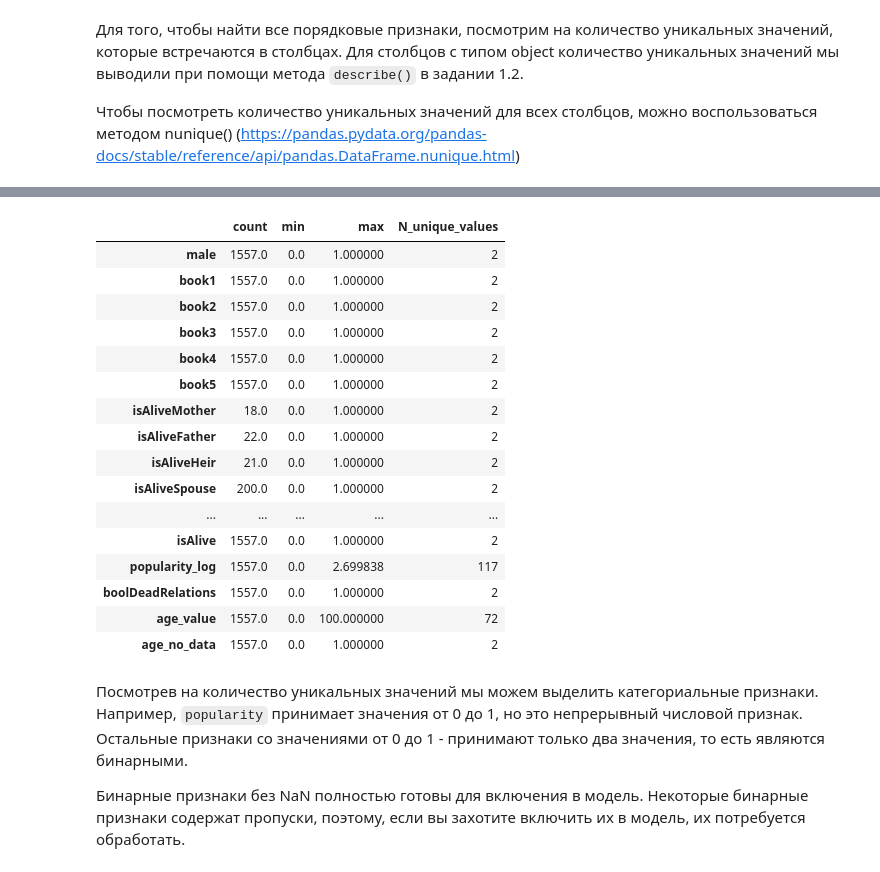
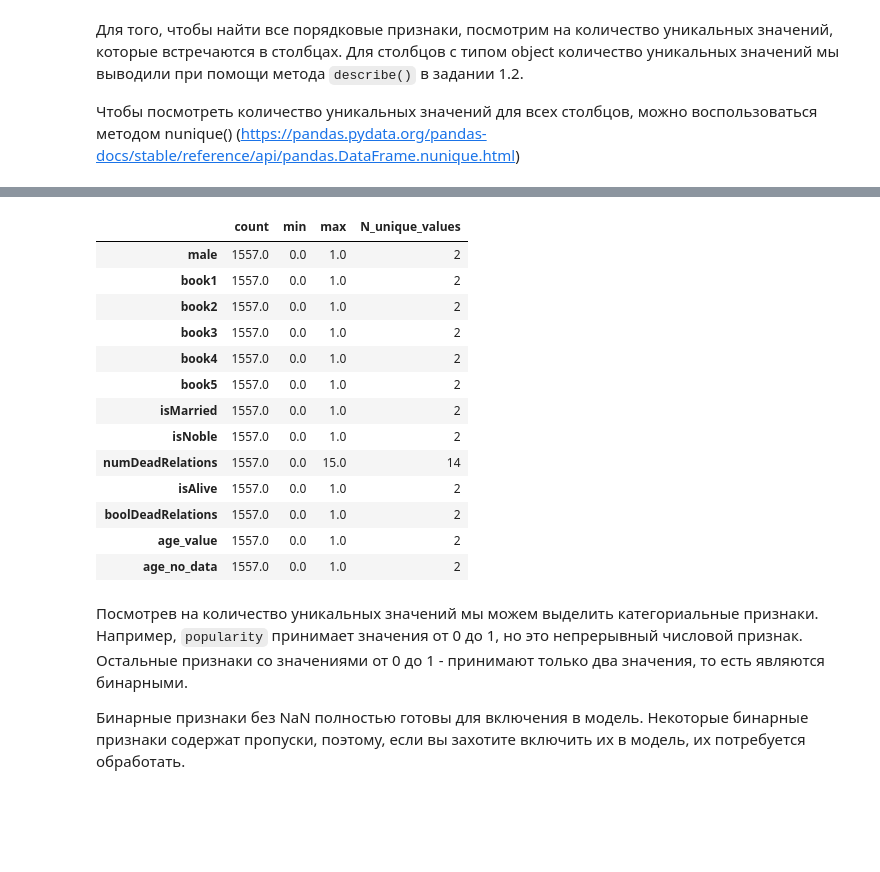
Before and after one commit to Lisa15080/Git-Help, a Jupyter notebook: week_01_ml_intro/Homework/hw_1_game_of_thrones.ipynb, the cells around one changed output, grey strips where cells are left out. Cells and saved outputs as stored; diff of their text form; code cells hidden in the pictures; blank space fills up the shorter version.

```diff
--- a/week_01_ml_intro/Homework/hw_1_game_of_thrones.ipynb
+++ b/week_01_ml_intro/Homework/hw_1_game_of_thrones.ipynb
@@ -435,0 +301,14 @@ for group in cultures_grouped.keys():
+# %%
+#Довольно просто инвертировать словарь, где ключу соответствует одно значение
+#В нашем случае ключу соответствует список значений.
+#Ниже показан пример, как можно инвертировать такой словарь
+
+d = {'A': ['a1', 'a2', 'a3'],
+     'B': ['b1', 'b2', 'b3', 'b4']}
+
+d_inverted = {}
+for k in d.keys():
+  for v in d[k]:
+      d_inverted.update({v:k})
+
+d_inverted
@@ -435,0 +317,8 @@ for group in cultures_grouped.keys():
+# %%
+# По аналогии с примером выше инвертируйте словарь cultures_grouped
+cultures_inverted= {}
+for k in cultures_grouped.keys():
+  for v in cultures_grouped[k]:
+    cultures_inverted.update({v:k})
+
+cultures_inverted
@@ -444,4 +351,4 @@ data['culture_grouped'] = data['culture'].str.lower().map(cultures_inverted)
 # %% [markdown]
 Осталось заменить все NaN в созданном столбце на категорию `culture_no_data`:
 # %%
-data['culture_grouped'] = data['culture_grouped'].fillna('culture_no_data')
+data['culture_grouped'] = data['culture'].fillna('culture_no_data')
@@ -496,13 +358,0 @@ Name: count, dtype: int64
-# %%
-counts = data['culture_grouped'].value_counts()
-
-threshold = 50
-main_groups = counts[counts >= threshold].index.tolist()
-
-data['culture_grouped'] = data['culture_grouped'].apply(
-    lambda x: x if x in main_groups else 'Other_Cultures'
-)
-
-print("После объединения редких групп:")
-print(data['culture_grouped'].value_counts())
-print(f"\nУникальных категорий: {data['culture_grouped'].nunique()}")
@@ -554,25 +392,23 @@ data.nunique()
 dtype: int64
 # %%
 # Для числовых столбцов можно вывести в одну таблицу более детальную статистику, объединив выводы describe() и nunique()
-data.describe(include = 'number').T[['count', 'min', 'max']].assign(N_unique_values = data.nunique())
+# Код ниже требуется дополнить по аналогии с заданием 1.2.
+data.describe(include = int).T[['count', 'min', 'max']].assign(N_unique_values = data.nunique())
 # %% [output]
 |  | count | min | max | N_unique_values |
-| male | 1557.0 | 0.0 | 1.000000 | 2 |
-| book1 | 1557.0 | 0.0 | 1.000000 | 2 |
-| book2 | 1557.0 | 0.0 | 1.000000 | 2 |
-| book3 | 1557.0 | 0.0 | 1.000000 | 2 |
-| book4 | 1557.0 | 0.0 | 1.000000 | 2 |
-| book5 | 1557.0 | 0.0 | 1.000000 | 2 |
-| isAliveMother | 18.0 | 0.0 | 1.000000 | 2 |
-| isAliveFather | 22.0 | 0.0 | 1.000000 | 2 |
-| isAliveHeir | 21.0 | 0.0 | 1.000000 | 2 |
-| isAliveSpouse | 200.0 | 0.0 | 1.000000 | 2 |
-| ... | ... | ... | ... | ... |
-| isAlive | 1557.0 | 0.0 | 1.000000 | 2 |
-| popularity_log | 1557.0 | 0.0 | 2.699838 | 117 |
-| boolDeadRelations | 1557.0 | 0.0 | 1.000000 | 2 |
-| age_value | 1557.0 | 0.0 | 100.000000 | 72 |
-| age_no_data | 1557.0 | 0.0 | 1.000000 | 2 |
+| male | 1557.0 | 0.0 | 1.0 | 2 |
+| book1 | 1557.0 | 0.0 | 1.0 | 2 |
+| book2 | 1557.0 | 0.0 | 1.0 | 2 |
+| book3 | 1557.0 | 0.0 | 1.0 | 2 |
+| book4 | 1557.0 | 0.0 | 1.0 | 2 |
+| book5 | 1557.0 | 0.0 | 1.0 | 2 |
+| isMarried | 1557.0 | 0.0 | 1.0 | 2 |
+| isNoble | 1557.0 | 0.0 | 1.0 | 2 |
+| numDeadRelations | 1557.0 | 0.0 | 15.0 | 14 |
+| isAlive | 1557.0 | 0.0 | 1.0 | 2 |
+| boolDeadRelations | 1557.0 | 0.0 | 1.0 | 2 |
+| age_value | 1557.0 | 0.0 | 1.0 | 2 |
+| age_no_data | 1557.0 | 0.0 | 1.0 | 2 |
 # %% [markdown]
 Посмотрев на количество уникальных значений мы можем выделить категориальные признаки. Например, `popularity` принимает значения от 0 до 1, но это непрерывный числовой признак. Остальные признаки со значениями от 0 до 1 - принимают только два значения, то есть являются бинарными.
 
```
Also changed, not shown: parts of 63 cells of this notebook.
